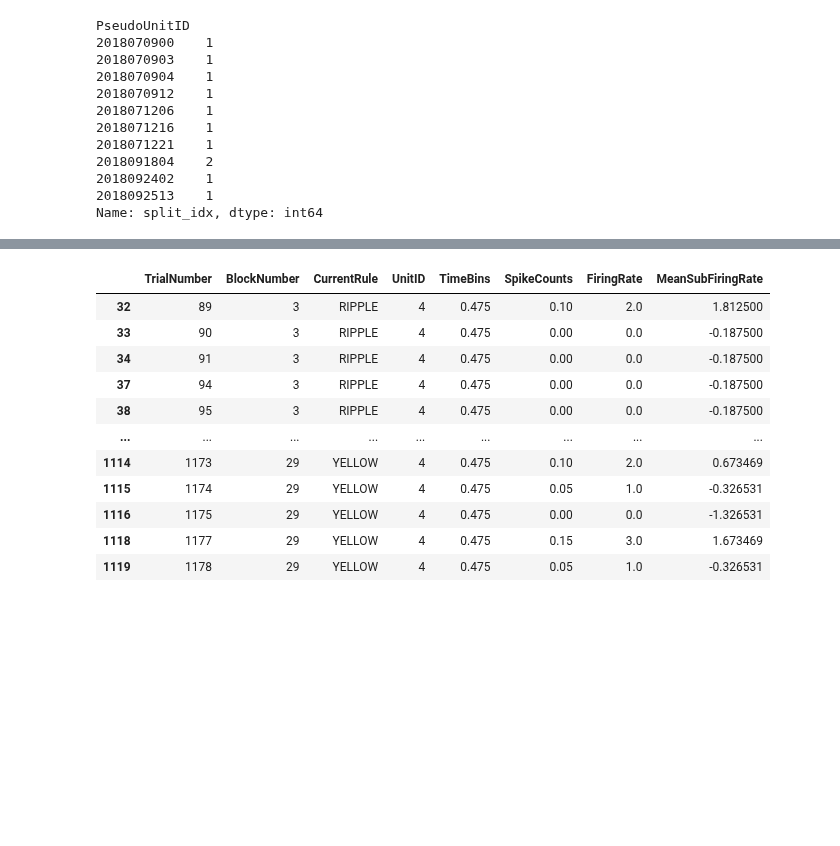
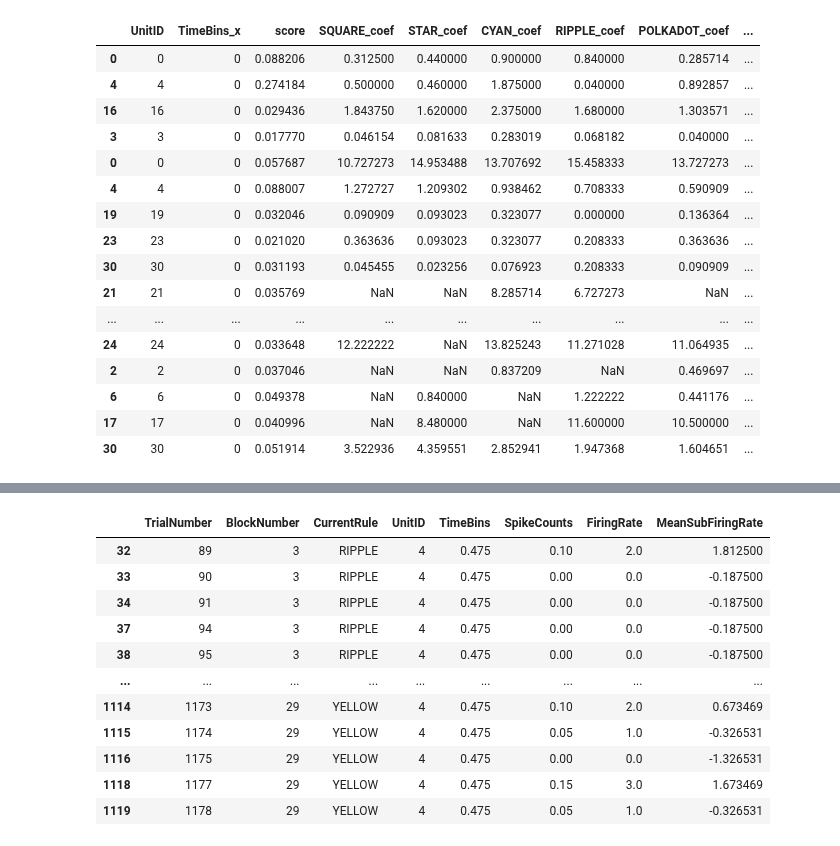
Before and after one commit to pqz317/wcst_decode, a Jupyter notebook: notebooks/20240514_analyze_max_feat_glm.ipynb, the cells around one changed output, grey strips where cells are left out. Cells and saved outputs as stored; diff of their text form; code cells hidden in the pictures; blank space fills up the shorter version.

```diff
--- a/notebooks/20240514_analyze_max_feat_glm.ipynb
+++ b/notebooks/20240514_analyze_max_feat_glm.ipynb
@@ -48,20 +50,25 @@ def get_results(session):
 # %%
 glm_res = pd.concat(sessions.apply(lambda x: get_results(x.session_name), axis=1).values)
 # %%
-good_reses = glm_res[(glm_res.test_score > 0.1) & (glm_res.test_score > glm_res.sig_bound)]
+good_reses = glm_res[(glm_res.score > glm_res.sig_bound)]
-# %%
-good_reses.groupby("PseudoUnitID").split_idx.nunique()
-# %% [output]
-PseudoUnitID
-2018070900    1
-2018070903    1
-2018070904    1
-2018070912    1
-2018071206    1
-2018071216    1
-2018071221    1
-2018091804    2
-2018092402    1
-2018092513    1
-Name: split_idx, dtype: int64
+# %%
+good_reses
+# %% [output]
+|  | UnitID | TimeBins_x | score | SQUARE_coef | STAR_coef | CYAN_coef | RIPPLE_coef | POLKADOT_coef | ... |
+| 0 | 0 | 0 | 0.088206 | 0.312500 | 0.440000 | 0.900000 | 0.840000 | 0.285714 | ... |
+| 4 | 4 | 0 | 0.274184 | 0.500000 | 0.460000 | 1.875000 | 0.040000 | 0.892857 | ... |
+| 16 | 16 | 0 | 0.029436 | 1.843750 | 1.620000 | 2.375000 | 1.680000 | 1.303571 | ... |
+| 3 | 3 | 0 | 0.017770 | 0.046154 | 0.081633 | 0.283019 | 0.068182 | 0.040000 | ... |
+| 0 | 0 | 0 | 0.057687 | 10.727273 | 14.953488 | 13.707692 | 15.458333 | 13.727273 | ... |
+| 4 | 4 | 0 | 0.088007 | 1.272727 | 1.209302 | 0.938462 | 0.708333 | 0.590909 | ... |
+| 19 | 19 | 0 | 0.032046 | 0.090909 | 0.093023 | 0.323077 | 0.000000 | 0.136364 | ... |
+| 23 | 23 | 0 | 0.021020 | 0.363636 | 0.093023 | 0.323077 | 0.208333 | 0.363636 | ... |
+| 30 | 30 | 0 | 0.031193 | 0.045455 | 0.023256 | 0.076923 | 0.208333 | 0.090909 | ... |
+| 21 | 21 | 0 | 0.035769 | NaN | NaN | 8.285714 | 6.727273 | NaN | ... |
+| ... | ... | ... | ... | ... | ... | ... | ... | ... | ... |
+| 24 | 24 | 0 | 0.033648 | 12.222222 | NaN | 13.825243 | 11.271028 | 11.064935 | ... |
+| 2 | 2 | 0 | 0.037046 | NaN | NaN | 0.837209 | NaN | 0.469697 | ... |
+| 6 | 6 | 0 | 0.049378 | NaN | 0.840000 | NaN | 1.222222 | 0.441176 | ... |
+| 17 | 17 | 0 | 0.040996 | NaN | 8.480000 | NaN | 11.600000 | 10.500000 | ... |
+| 30 | 30 | 0 | 0.051914 | 3.522936 | 4.359551 | 2.852941 | 1.947368 | 1.604651 | ... |
 # %%
```
Also changed, not shown: parts of 14 cells of this notebook, 5 other files.
